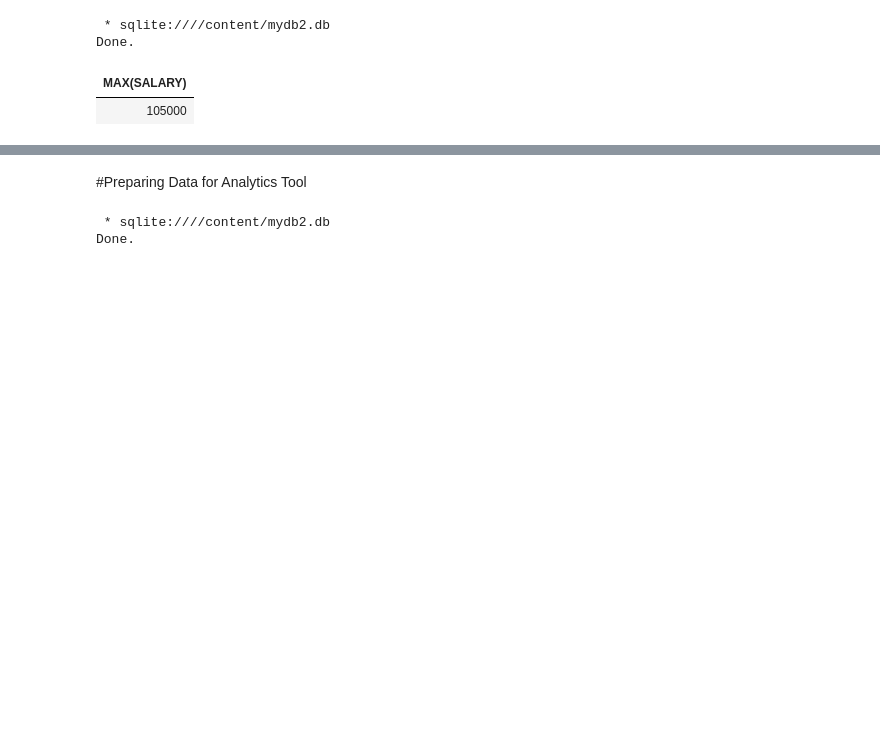
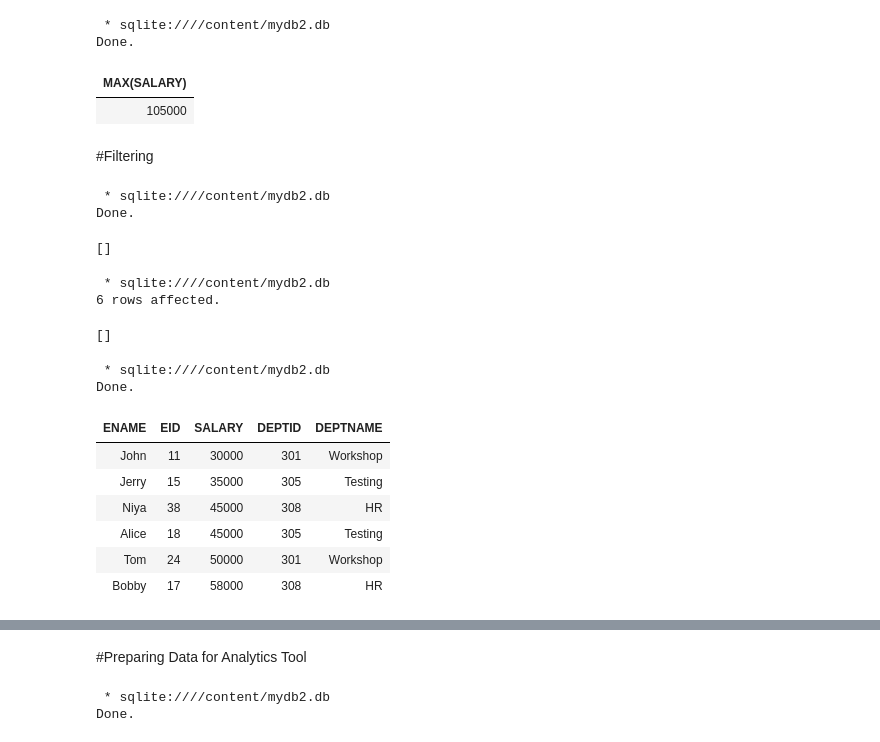
Before and after one commit to salemprakash/FoDS-Fall-2025-26, a Jupyter notebook: Module 2 Sql.ipynb, the cells around one changed output, grey strips where cells are left out. Saved outputs shown, nothing was run; the diff lists cells and outputs as text; code cells hidden in the pictures; blank space fills up the shorter version.

```diff
--- a/Module 2 Sql.ipynb
+++ b/Module 2 Sql.ipynb
@@ -330,3 +330,46 @@ SELECT MAX(SALARY) FROM employees;
 Done.
 | MAX(SALARY) |
 | 105000 |
+# %% [markdown]
+#Filtering
+# %%
+%%sql
+--worker table
+CREATE TABLE workers (
+    ENAME VARCHAR(50),
+    EID INT PRIMARY KEY,
+    SALARY DECIMAL(10, 2),
+    DEPTID INT,
+    DEPTNAME VARCHAR(50)
+);
+# %% [output]
+ * sqlite:////content/mydb2.db
+Done.
+[]
+# %%
+%%sql
+--insert 6 records into workers table
+INSERT INTO workers (ENAME, EID, SALARY, DEPTID, DEPTNAME) VALUES
+('John', 11, 30000.00, 301, 'Workshop'),
+('Jerry', 15, 35000.00, 305, 'Testing'),
+('Niya', 38, 45000.00, 308, 'HR'),
+('Alice', 18, 45000.00, 305, 'Testing'),
+('Tom', 24, 50000.00, 301, 'Workshop'),
+('Bobby', 17, 58000.00, 308, 'HR');
+# %% [output]
+ * sqlite:////content/mydb2.db
+6 rows affected.
+[]
+# %%
+%%sql
+SELECT * from workers;
+# %% [output]
+ * sqlite:////content/mydb2.db
+Done.
+| ENAME | EID | SALARY | DEPTID | DEPTNAME |
+| John | 11 | 30000 | 301 | Workshop |
+| Jerry | 15 | 35000 | 305 | Testing |
+| Niya | 38 | 45000 | 308 | HR |
+| Alice | 18 | 45000 | 305 | Testing |
+| Tom | 24 | 50000 | 301 | Workshop |
+| Bobby | 17 | 58000 | 308 | HR |
```
Also changed, not shown: parts of 12 cells of this notebook.
